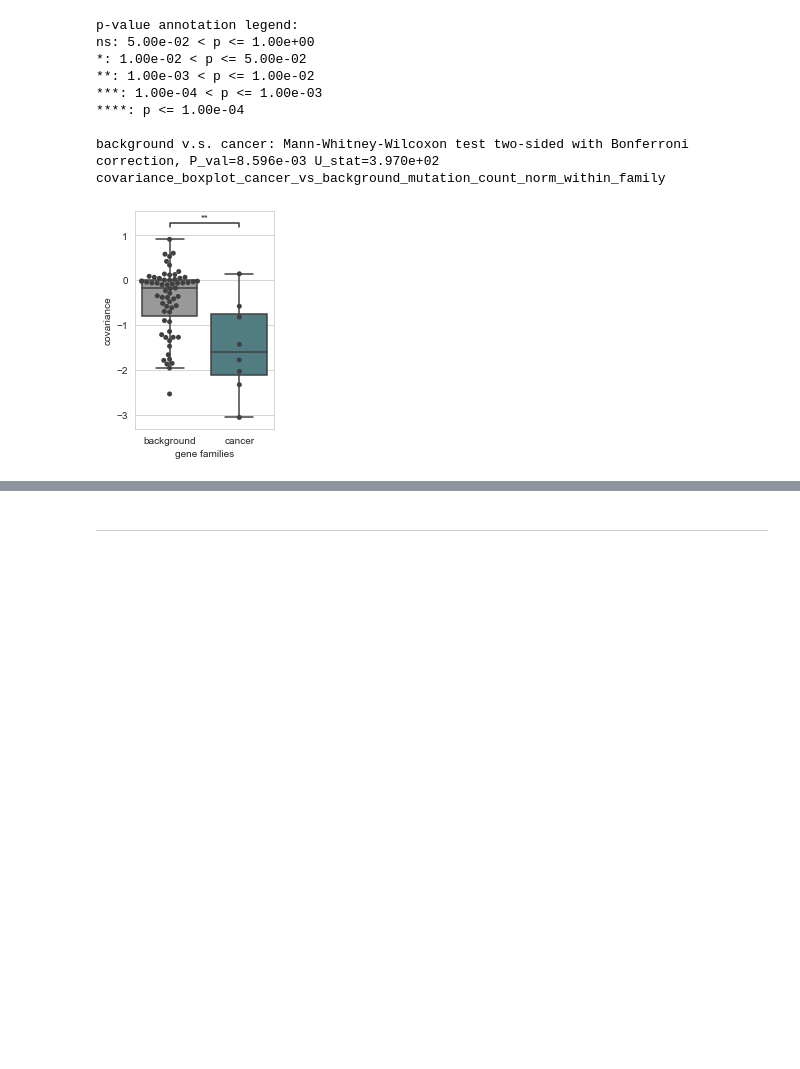
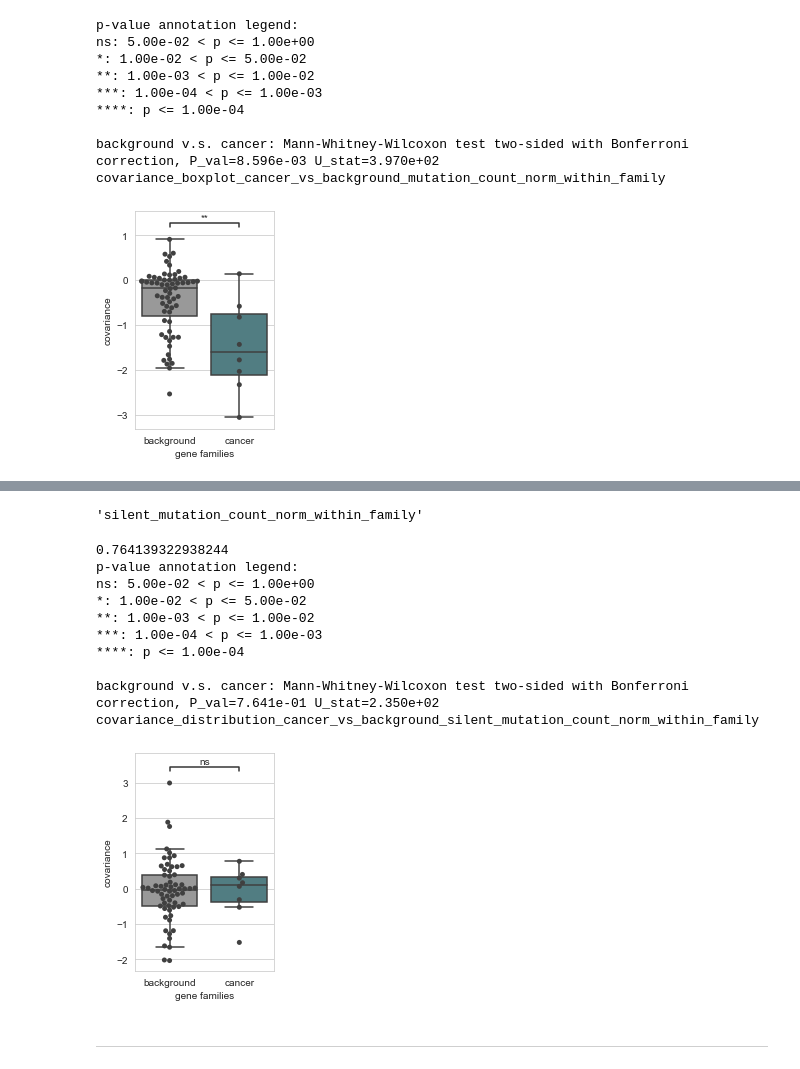
Before and after one commit to webermarcolivier/codon_usage_oncogenes, a Jupyter notebook: src/KRAS_codon_usage_published.ipynb, the cells around one changed output, grey strips where cells are left out. Saved outputs shown, nothing was run; the diff lists cells and outputs as text; code cells hidden in the pictures; blank space fills up the shorter version.

```diff
--- a/src/KRAS_codon_usage_published.ipynb
+++ b/src/KRAS_codon_usage_published.ipynb
@@ -4843,0 +4810,3 @@ hannahDf3.to_excel(str(KRASPath / 'results' / 'cell_line_experiment_Hannah' / 'c
+# %%
+famDf2 = famDf.join(silentDf['silent_mutation_count'])
+famDf2.head()
@@ -4843,0 +4860,15 @@ hannahDf3.to_excel(str(KRASPath / 'results' / 'cell_line_experiment_Hannah' / 'c
+# %%
+regressionCoeffList = []
+
+for family, group in famDf.groupby('family'):
+    # Covariance
+    covar = group[[xlabel, ylabel]].cov().iloc[0, 1]
+
+    regressionCoeffList.append(pd.Series({'family':family,
+                                          'covariance':covar
+                                         }))
+regressionCoeffDf = pd.DataFrame(regressionCoeffList)
+print("regressionCoeffDf.head()", regressionCoeffDf.head())
+
+famDf = pd.merge(famDf, regressionCoeffDf, on='family', how='left', suffixes=['_missense', '_silent'])
+famDf.head()
@@ -4843,0 +4889,2 @@ hannahDf3.to_excel(str(KRASPath / 'results' / 'cell_line_experiment_Hannah' / 'c
+# %%
+famDf = famDf.sort_values(['covariance_silent', 'family'])
@@ -4844,2 +4937,46 @@ hannahDf3.to_excel(str(KRASPath / 'results' / 'cell_line_experiment_Hannah' / 'c
+# %%
+mutCol
+# %% [output]
+'silent_mutation_count_norm_within_family'
+# %%
+df = regressionCoeffDf2.copy()
+
+fig, ax = plt.subplots(figsize=(2.5,4))
+
+xlabel = 'is_cancer_family'
+ylabel = 'covariance'
+cancerTrueLabel = 'cancer'
+cancerFalseLabel = 'background'
+df[xlabel] = df[xlabel].replace({True:cancerTrueLabel, False:cancerFalseLabel})
+
+sns.boxplot(ax=ax, data=df, x=xlabel, y=ylabel, showfliers=False, palette=['0.6', '#49838aff'])
+sns.swarmplot(ax=ax, data=df, x=xlabel, y=ylabel, color='0.25')
+ax.set_xlabel('gene families')
+u_stat, pval = stats.mannwhitneyu(df[df[xlabel] == cancerTrueLabel][ylabel],
+                                  df[df[xlabel] == cancerFalseLabel][ylabel], alternative='two-sided')
+print(pval)
+add_stat_annotation(ax, data=df, x=xlabel, y=ylabel,
+                    box_pairs=[[cancerTrueLabel, cancerFalseLabel]],
+                    text_format='star', test='Mann-Whitney', loc='inside', verbose=1)
+
+filename = re.sub(r'/', r'-', 'covariance_distribution_cancer_vs_background_{}'.format(mutCol))
+print(filename)
+plt.savefig(outputPath / 'gene family' / (filename + '.png'), dpi=600, bbox_inches='tight')
+plt.savefig(outputPath / 'gene family' / (filename + '.svg'))
+filename = re.sub(r'/', r'-', 'covariance_distribution_cancer_vs_background_{} pvalue.txt'.format(mutCol))
+with (outputPath / 'gene family' / filename).open('w') as f:
+    f.write(str(pval))
+# %% [output]
+0.764139322938244
+p-value annotation legend:
+ns: 5.00e-02 < p <= 1.00e+00
+*: 1.00e-02 < p <= 5.00e-02
+**: 1.00e-03 < p <= 1.00e-02
+***: 1.00e-04 < p <= 1.00e-03
+****: p <= 1.00e-04
+
+background v.s. cancer: Mann-Whitney-Wilcoxon test two-sided with Bonferroni correction, P_val=7.641e-01 U_stat=2.350e+02
+covariance_distribution_cancer_vs_background_silent_mutation_count_norm_within_family
+[figure, added]
 # %% [markdown]
 ----
```
Also changed, not shown: parts of 61 cells of this notebook.
